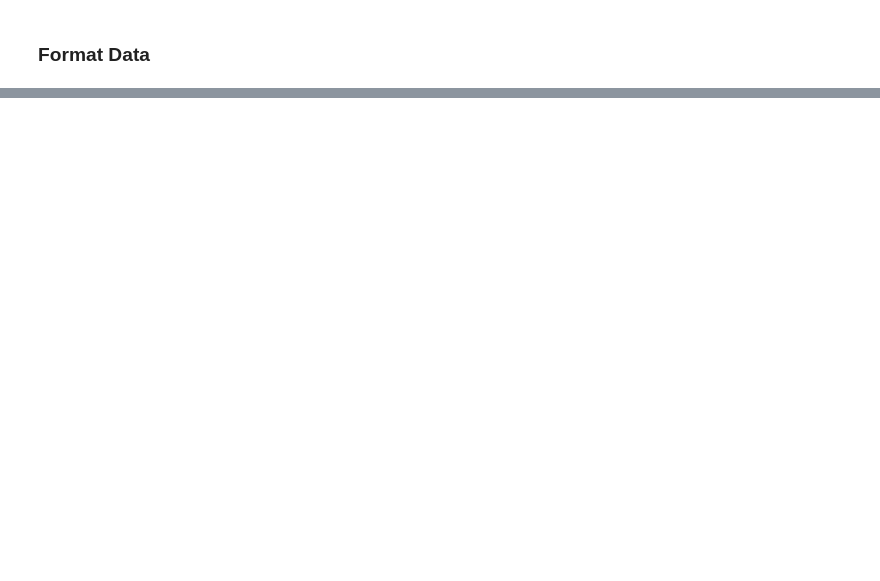
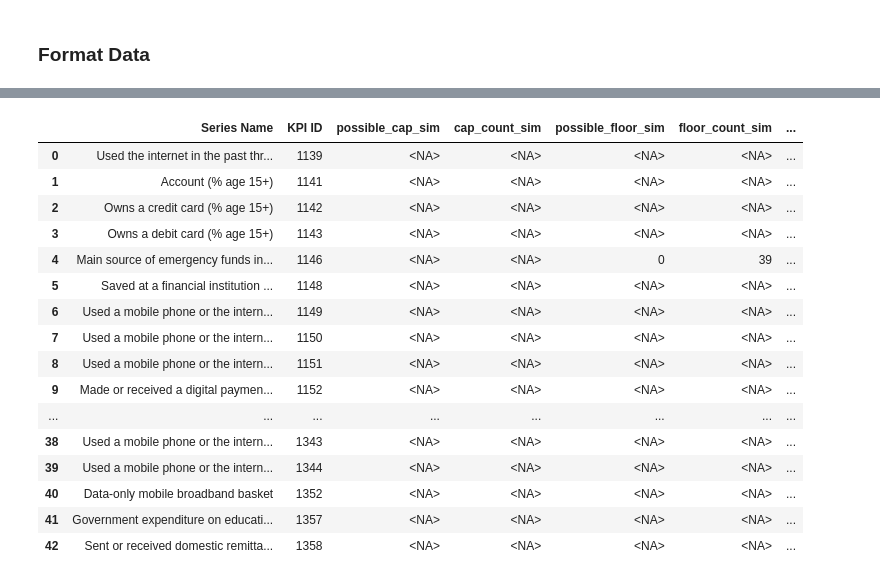
Before and after one commit to apanlili/un, a Jupyter notebook: Data Quality/Discover_cap_floor_discrepancy.ipynb, the cells around one changed output, grey strips where cells are left out. Drawn from its saved outputs; the diff is of its cells as text; code cells hidden in the pictures; blank space fills up the shorter version.

```diff
--- a/Data Quality/Discover_cap_floor_discrepancy.ipynb
+++ b/Data Quality/Discover_cap_floor_discrepancy.ipynb
@@ -35,6 +36,14 @@ escwa_members = ['DZA','BHR','COM','DJI','EGY','IRQ','JOR','KWT','LBN','LBY','MR
 ### Format Data
 # %%
 # Simulator Data
+# %%
+kpi_key = (simulator_data_raw.iloc[0]
+           .rename('Series Name')
+           .rename_axis('KPI ID')
+           .reset_index()
+           .dropna(subset=['Series Name']))
+kpi_key['Series Name'] = kpi_key['Series Name'].astype(str).str.strip()
+kpi_key['KPI ID'] = kpi_key['KPI ID'].astype(str).str.strip()
 # %%
 # Historical KPI Data
 # Index data minor reformatting and filtering
@@ -51,7 +60,7 @@ historical_kpi_data['Series Name'] = historical_kpi_data['Series Name'].replace(
 # - long format
 historical_kpi_data_long = historical_kpi_data.melt(id_vars=['KPI ID','Series Name','year_historical_automated'],
                                            var_name='ISO', value_name='data_historical_automated')        # convert wide to long
-historical_kpi_data_long = historical_kpi_data_long[historical_kpi_data_long['ISO'].isin(escwa_members)]
+#historical_kpi_data_long = historical_kpi_data_long[historical_kpi_data_long['ISO'].isin(escwa_members)]
 # - format values for consistency
 historical_kpi_data_long['data_historical_automated'] = pd.to_numeric(
     historical_kpi_data_long['data_historical_automated'], errors='coerce').astype('Float64')
@@ -97,18 +182,42 @@ def find_floor_cap(group, data_col='data_report', suffix=''):
 # %%
-int_cols = ['possible_cap_sim', 'cap_count_sim', 'possible_floor_sim', 'floor_count_sim']
+# Simulator Cap/Floor and Categorical
+# - Cap/Floor
 simulator_cap_floor = (
     simulator_data
-    .groupby('KPI ID')
+    .groupby(['KPI ID','Series Name'])
     .apply(lambda g: find_floor_cap(g, data_col='data_report', suffix='_sim'))
     .reset_index()
 )
+int_cols = ['possible_cap_sim', 'cap_count_sim', 'possible_floor_sim', 'floor_count_sim']
 simulator_cap_floor[int_cols] = simulator_cap_floor[int_cols].astype('Int64')
+# - Categorical
+simulator_categorical = (
+    simulator_data.groupby(['KPI ID', 'Series Name'])
+        .apply(find_value_type, data_col='data_report', suffix='_sim')
+        .reset_index()
+    )
+# - join dataframes
+simulator_joined = simulator_categorical.merge(simulator_cap_floor)
+# - clear cap/floor cols if categorical
+clear_cols = ['possible_cap_sim', 'cap_count_sim', 'possible_floor_sim', 'floor_count_sim']
+simulator_joined.loc[simulator_joined['unique_categorical_values_sim'].notna(), clear_cols] = pd.NA
 
-int_cols_hist = ['possible_cap_hist', 'cap_count_hist', 'possible_floor_hist', 'floor_count_hist']
+
 historical_kpi_cap_floor = (
     historical_kpi_data_long
-    .groupby('KPI ID')
+    .groupby(['KPI ID','Series Name'])
     .apply(lambda g: find_floor_cap(g, data_col='data_historical_automated', suffix='_hist'))
     .reset_index()
 )
+int_cols_hist = ['possible_cap_hist', 'cap_count_hist', 'possible_floor_hist', 'floor_count_hist']
 historical_kpi_cap_floor[int_cols_hist] = historical_kpi_cap_floor[int_cols_hist].astype('Int64')
+historical_kpi_categorical = (
+    historical_kpi_data_long.groupby(['KPI ID', 'Series Name'])
+        .apply(find_value_type, data_col='data_historical_automated', suffix='_hist')
+        .reset_index()
+    )
+# - join dataframes
+historical_kpi_joined = historical_kpi_categorical.merge(historical_kpi_cap_floor)
+# - clear cap/floor cols if categorical
+clear_cols = ['possible_cap_hist', 'cap_count_hist', 'possible_floor_hist', 'floor_count_hist']
+historical_kpi_joined.loc[historical_kpi_joined['unique_categorical_values_hist'].notna(), clear_cols] = pd.NA
@@ -133,3 +294,23 @@ cols = ['Series Name'] + [col for col in discrepancy_cap_floor.columns if col !=
 discrepancy_cap_floor = discrepancy_cap_floor[cols]
 # %%
 discrepancy_cap_floor.to_clipboard()
+# %%
+discrepancy_cap_floor
+# %% [output]
+|  | Series Name | KPI ID | possible_cap_sim | cap_count_sim | possible_floor_sim | floor_count_sim | ... |
+| 0 | Used the internet in the past thr... | 1139 | <NA> | <NA> | <NA> | <NA> | ... |
+| 1 | Account (% age 15+) | 1141 | <NA> | <NA> | <NA> | <NA> | ... |
+| 2 | Owns a credit card (% age 15+) | 1142 | <NA> | <NA> | <NA> | <NA> | ... |
+| 3 | Owns a debit card (% age 15+) | 1143 | <NA> | <NA> | <NA> | <NA> | ... |
+| 4 | Main source of emergency funds in... | 1146 | <NA> | <NA> | 0 | 39 | ... |
+| 5 | Saved at a financial institution ... | 1148 | <NA> | <NA> | <NA> | <NA> | ... |
+| 6 | Used a mobile phone or the intern... | 1149 | <NA> | <NA> | <NA> | <NA> | ... |
+| 7 | Used a mobile phone or the intern... | 1150 | <NA> | <NA> | <NA> | <NA> | ... |
+| 8 | Used a mobile phone or the intern... | 1151 | <NA> | <NA> | <NA> | <NA> | ... |
+| 9 | Made or received a digital paymen... | 1152 | <NA> | <NA> | <NA> | <NA> | ... |
+| ... | ... | ... | ... | ... | ... | ... | ... |
+| 38 | Used a mobile phone or the intern... | 1343 | <NA> | <NA> | <NA> | <NA> | ... |
+| 39 | Used a mobile phone or the intern... | 1344 | <NA> | <NA> | <NA> | <NA> | ... |
+| 40 | Data-only mobile broadband basket | 1352 | <NA> | <NA> | <NA> | <NA> | ... |
+| 41 | Government expenditure on educati... | 1357 | <NA> | <NA> | <NA> | <NA> | ... |
+| 42 | Sent or received domestic remitta... | 1358 | <NA> | <NA> | <NA> | <NA> | ... |
```
Also changed, not shown: parts of 8 cells of this notebook, 1 other file.
